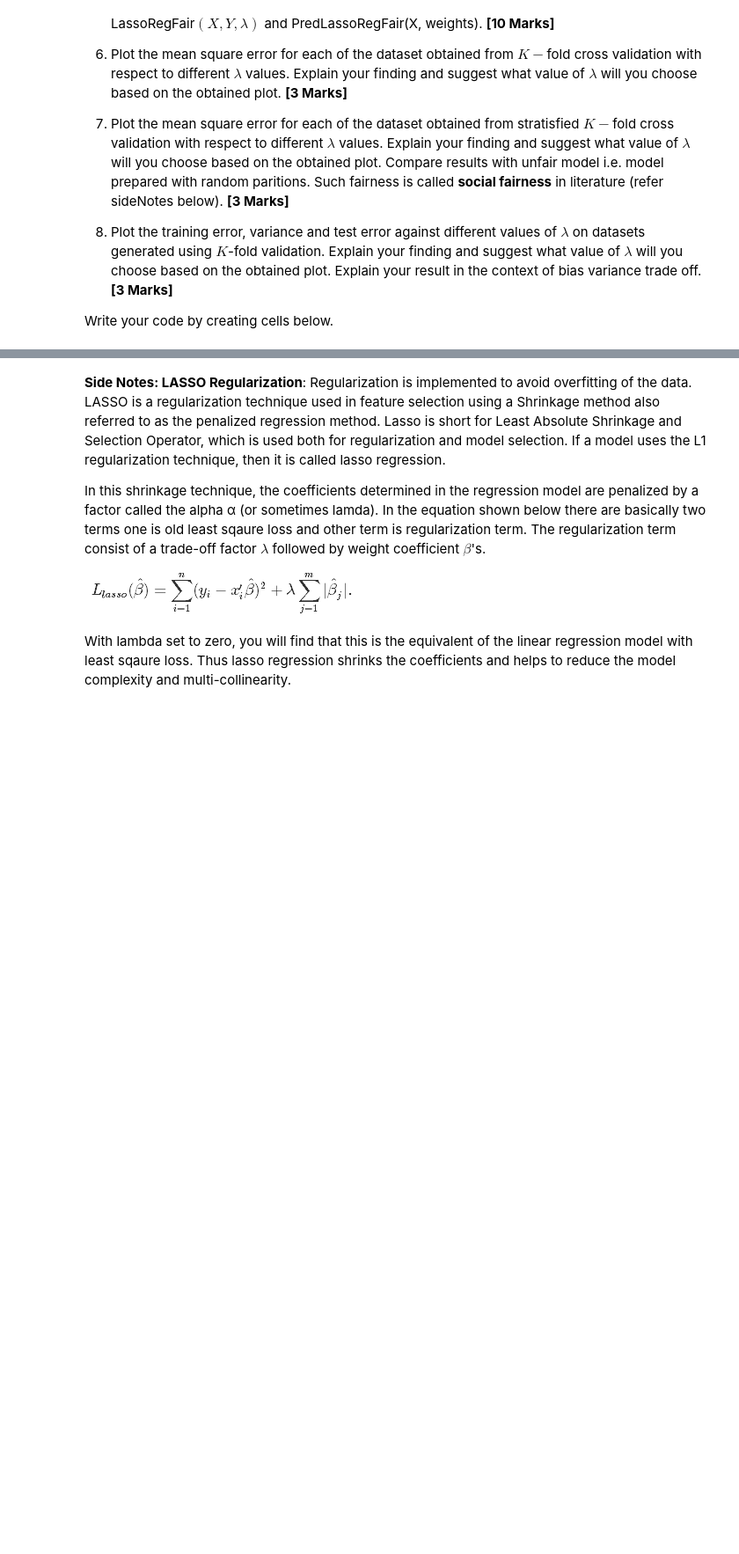
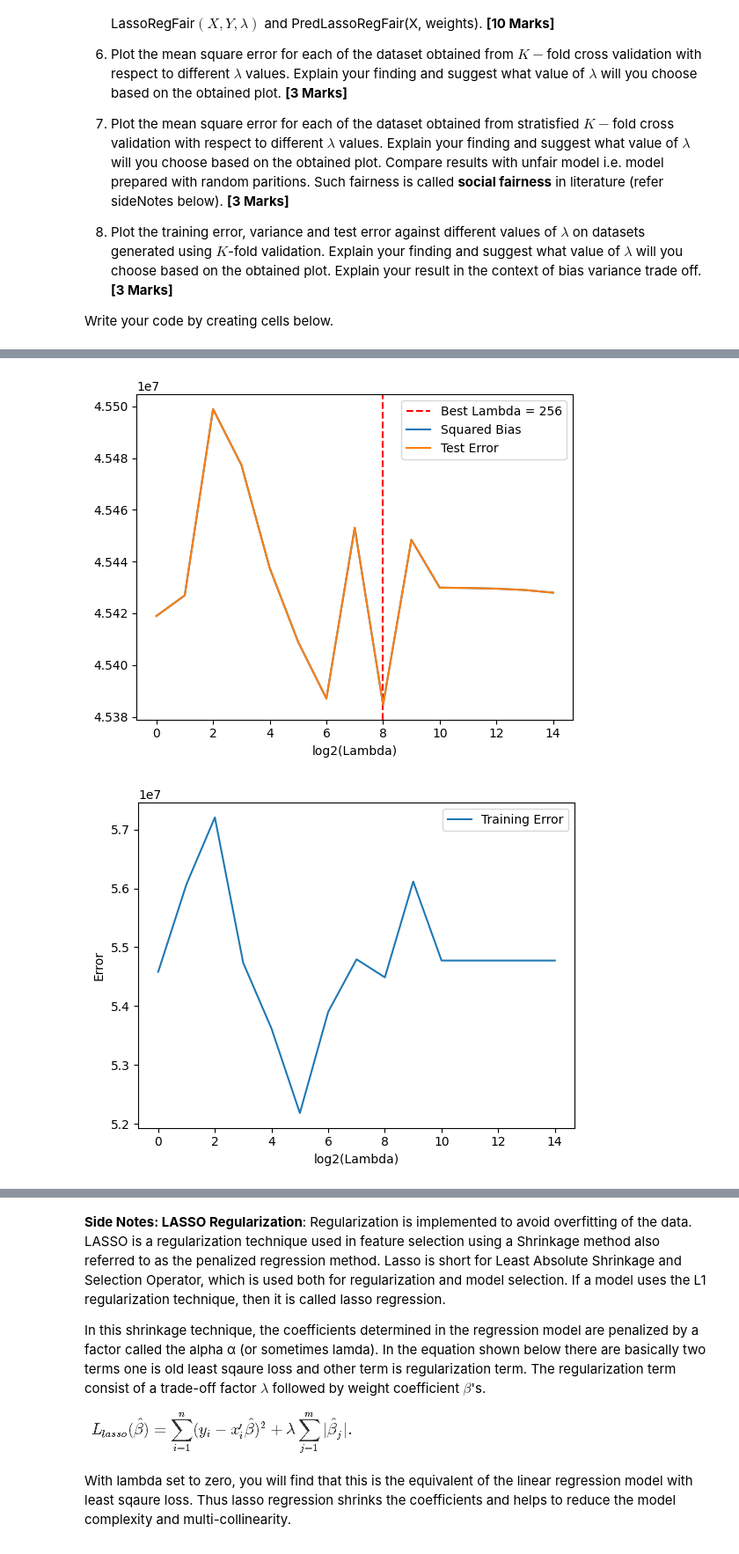
Before and after one commit to khan-shahnawaz/MachineLearning, a Jupyter notebook: SHAHNAWAZ_KHAN_ML_(CS503)_Lab1_PAC_Regression.ipynb, the cells around one changed output, grey strips where cells are left out. Shown at 88% size. Saved outputs shown, nothing was run; the diff lists cells and outputs as text; code cells hidden in the pictures; blank space fills up the shorter version.

```diff
--- a/SHAHNAWAZ_KHAN_ML_(CS503)_Lab1_PAC_Regression.ipynb
+++ b/SHAHNAWAZ_KHAN_ML_(CS503)_Lab1_PAC_Regression.ipynb
@@ -581,0 +852,57 @@ Write your code by creating cells below.
+# %%
+''' 8). Training error, Variance and test error at different values of lambda'''
+
+totalLambda = 15
+logLambdas = [i for i in range(totalLambda)]
+trainingErrors = []
+testErrors = []
+variances = []
+biases = []
+i=0
+for logLambda in logLambdas:
+    trainingError = 0
+    testError = 0
+    Preds = []
+    for fold in folds:
+        XTrain, YTrain = computeXY(folds, i)
+        weights = LassoReg(XTrain, YTrain, pow(2, logLambda))
+        trainingError+=MSE(PredLassoReg(XTrain, weights), YTrain)
+
+        XTest, YTest = computeXY([testData], -1)
+        YPred = PredLassoReg(XTest, weights)
+        Preds.append(YPred)
+        curError=MSE(YPred, YTest)
+        testError+=curError
+    Preds = np.array(Preds)
+    avgPred = np.mean(Preds, axis=0)
+    trainingErrors.append(trainingError/len(folds))
+    testErrors.append(testError/len(folds))
+    variances.append(np.mean(np.mean((Preds-avgPred)**2)))
+    biases.append(np.mean((avgPred-YTest)**2, axis=0))
+
+    i+=1
+
+ymin = min(testErrors)
+xpos = testErrors.index(ymin)
+xval = logLambdas[xpos]
+
+plt.axvline(xval, color='r', linestyle='--', label = "Best Lambda = {}".format(pow(2,xval)))
+plt.plot(logLambdas, biases, label = "Squared Bias")
+plt.plot(logLambdas, testErrors, label = "Test Error")
+plt.legend()
+plt.xlabel("log2(Lambda)")
+plt.show()
+plt.plot(logLambdas, trainingErrors, label = "Training Error")
+plt.legend()
+plt.xlabel("log2(Lambda)")
+plt.ylabel("Error")
+plt.show()
+plt.plot(logLambdas, variances, label = "Variance")
+plt.title('Variance vs Lambda')
+plt.legend()
+plt.xlabel("log2(Lambda)")
+plt.ylabel("Variance")
+plt.show()
+# %% [output]
+[figure, added]
+[figure, added]
```
Also changed, not shown: parts of 22 cells of this notebook, 2 other files.
